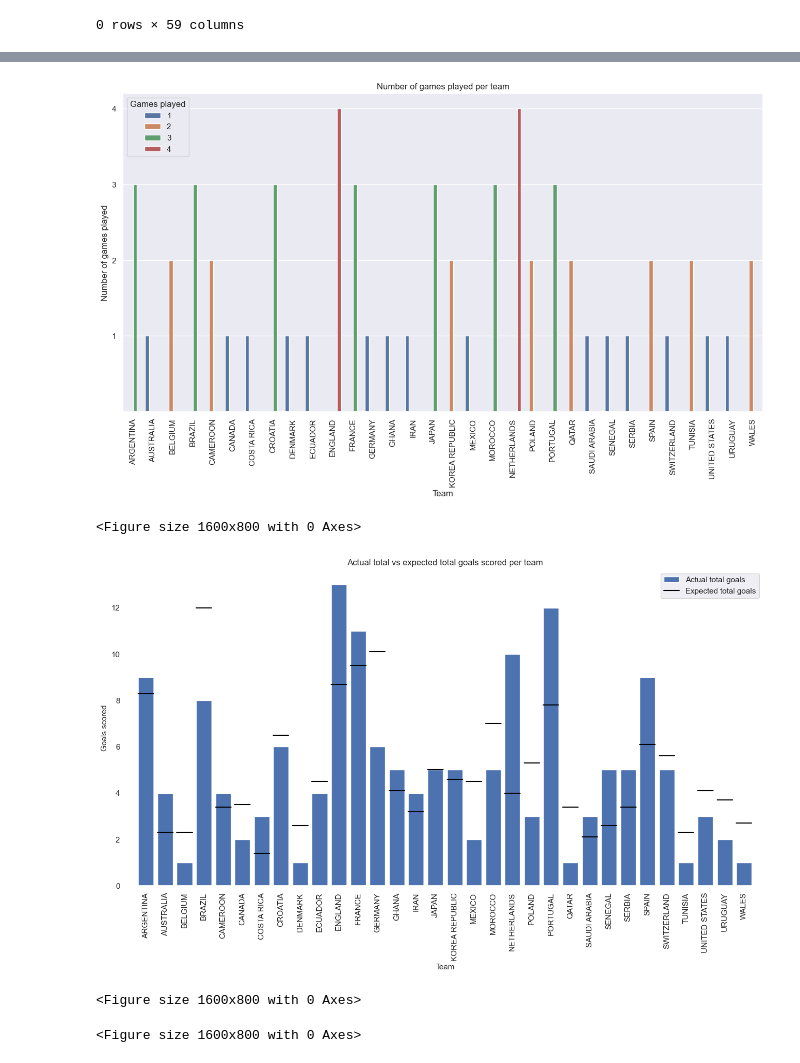
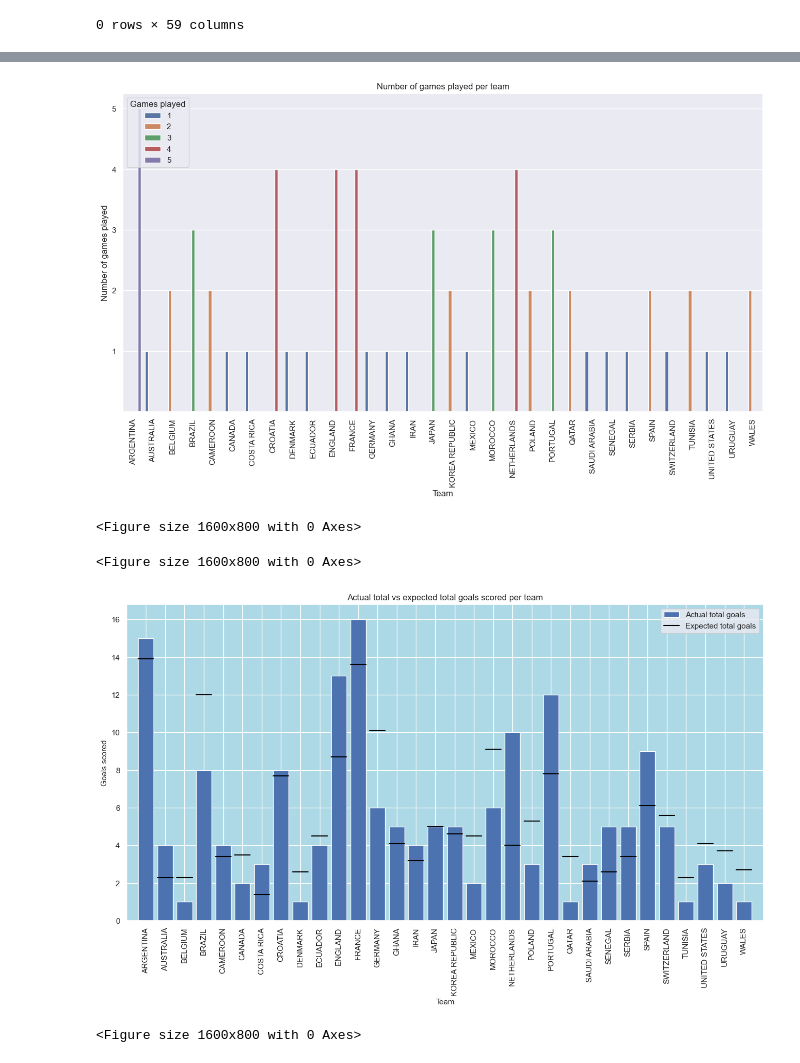
Before and after one commit to jennamoustafa/worldcup2022, a Jupyter notebook: analysis.ipynb, the cells around one changed output, grey strips where cells are left out. Saved outputs shown, nothing was run; the diff lists cells and outputs as text; code cells hidden in the pictures.

```diff
--- a/analysis.ipynb
+++ b/analysis.ipynb
@@ -8,6 +10,6 @@ import numpy as np
 # %%
 # read in world cup data and examine data
-wc2022 = pd.read_csv('Fifa_WC_2022_Match_data.csv', encoding='latin1')
+wc2022 = pd.read_csv('Fifa_WC_2022_Match_data_2.csv', encoding='latin1')
 print(wc2022.head())
 print(wc2022.dtypes)
 # %% [output]
@@ -134,7 +147,9 @@ teams = pd.DataFrame({'games_played': wc2022.team1.value_counts(),
                      'total_goals_prevented': wc2022.groupby(['team1'])['1_goal_prevented'].sum().sort_index() +
                       wc2022.groupby('team2')['2_goal_prevented'].sum().sort_index(),
                      'expected_goals': wc2022.groupby(['team1'])['1_xg'].sum().sort_index() +
-                      wc2022.groupby('team2')['2_xg'].sum().sort_index()})
+                      wc2022.groupby('team2')['2_xg'].sum().sort_index(),
+                     'yellow_cards': wc2022.groupby(['team1'])['1_yellow_cards'].sum().sort_index() +
+                      wc2022.groupby('team2')['2_yellow_cards'].sum().sort_index()})
 teams['diff_actual_expected'] = teams.total_goals - teams.expected_goals
 print(teams)
 # %% [output]
@@ -158,5 +173,6 @@ WALES                      2.7                  -1.7
 # %%
 # Illustrate total games played per team
+ax2 = plt.subplot()
 ax2 = sns.barplot(data=teams, x=teams.index, y="games_played", hue='games_played')
 sns.set(rc={'figure.figsize':(16,8)})
 ax2.set_xlabel('Team')
@@ -165,33 +181,33 @@ ax2.set_title('Number of games played per team')
 ax2.tick_params(axis='x', rotation=90)
 ax2.set_yticks(range(1,1+teams.games_played.max()))
 ax2.legend(title='Games played', loc='upper left')
-# sns.set(rc={'axes.facecolor':'lavenderblush', 'figure.facecolor':'mistyrose'})
 plt.show()
 plt.clf()
+plt.show()
+plt.clf()
 # %% [output]
-[figure, old version]
+[figure, new version]
 <Figure size 1600x800 with 0 Axes>
+<Figure size 1600x800 with 0 Axes>
 # %%
 # Illustrate expected total goals vs actual total goals
 ax3 = plt.subplot()
 
 bars = plt.bar(range(len(teams.index)), teams.total_goals, label = 'Actual total goals')
 plt.xlim([-1, 32])
 for i in range(len(teams.index)):
     line = plt.axhline(y=teams.expected_goals[i], xmin=(i+0.6)/33, xmax=(i+1.4)/33,
                        color='black', label = 'Expected total goals')
 plt.xlabel('Team', size=11)
 plt.ylabel('Goals scored', size=11)
 plt.title('Actual total vs expected total goals scored per team')
 plt.legend(handles = [bars, line], labels=['Actual total goals', 'Expected total goals'])
 ax3.set_xticks(range(len(teams.index)))
 ax3.set_xticklabels(teams.index)
 ax3.tick_params(axis='x', rotation=90)
-ax3.set_facecolor("white")
-plt.figure(facecolor='blue')
+ax3.set_facecolor("lightblue")
 plt.show()
 plt.clf()
 # %% [output]
-[figure, old version]
+[figure, new version]
 <Figure size 1600x800 with 0 Axes>
-<Figure size 1600x800 with 0 Axes>
```
Also changed, not shown: parts of 10 cells of this notebook.
